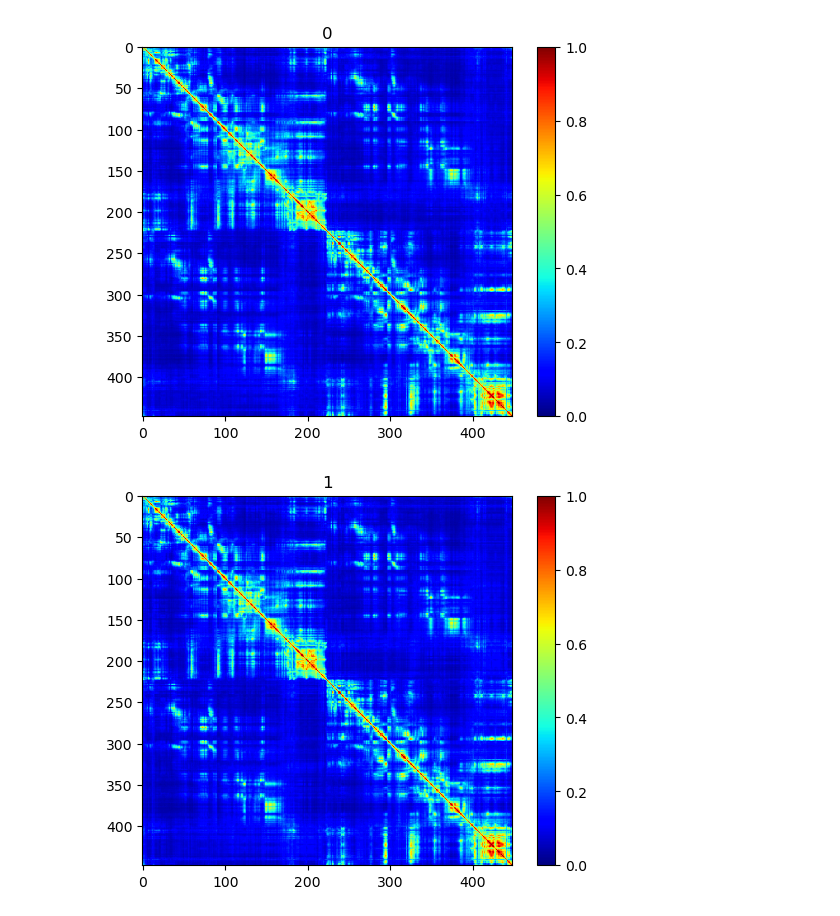
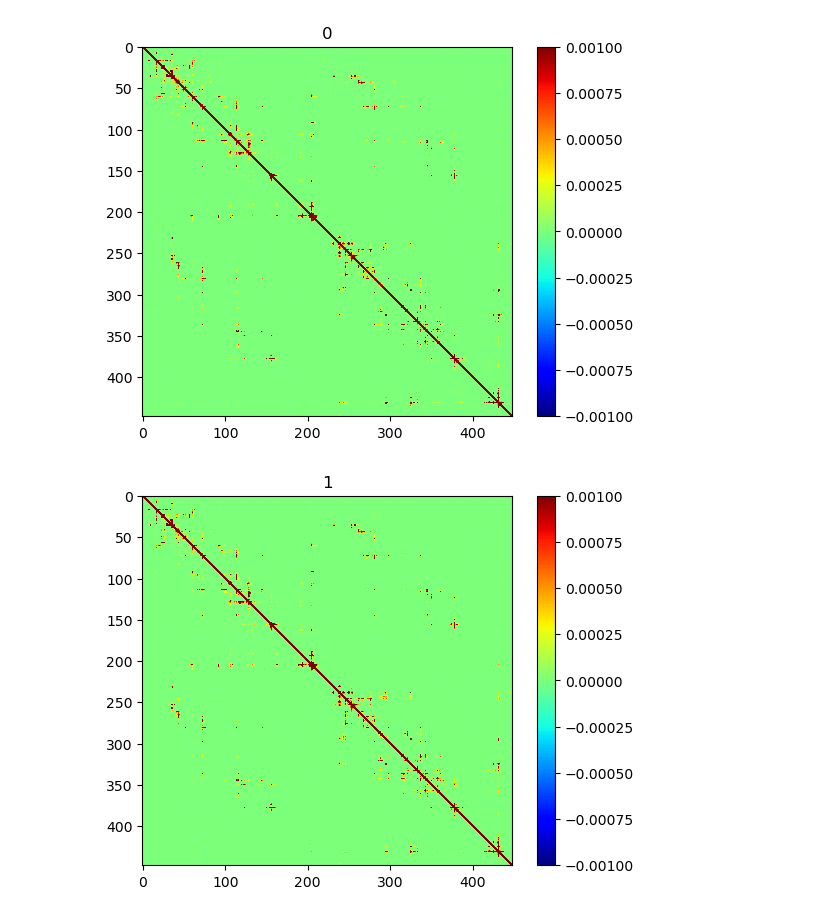
Before and after one commit to zhibinz2/MEG_EEG_Source_Localization, a Jupyter notebook: Coh_networkx/pcoh_hscan.ipynb, the cells around one changed output. Saved outputs shown, nothing was run; the diff lists cells and outputs as text; code cells hidden in the pictures.

```diff
--- a/Coh_networkx/pcoh_hscan.ipynb
+++ b/Coh_networkx/pcoh_hscan.ipynb
@@ -30,11 +31,11 @@ x = np.mean(coh_all.reshape(12*2*12,5,448,448),axis = 0)
 # %%
 from matplotlib import pyplot as plt
 for j in range(5):
     plt.figure()
-    plt.imshow(x[j,:,:],vmin = 0,vmax = 1,cmap= 'jet')
-    # plt.imshow(x[j,:,:],vmin = -0.001,vmax = 0.001,cmap= 'jet')
+    # plt.imshow(x[j,:,:],vmin = 0,vmax = 1,cmap= 'jet')
+    plt.imshow(x[j,:,:],vmin = -0.001,vmax = 0.001,cmap= 'jet')
     plt.colorbar()
     plt.title(j)
 # %% [output]
-[figure, old version]
+[figure, new version]
-[figure, old version]
+[figure, new version]
```
Also changed, not shown: parts of 12 cells of this notebook, 5 other files.
